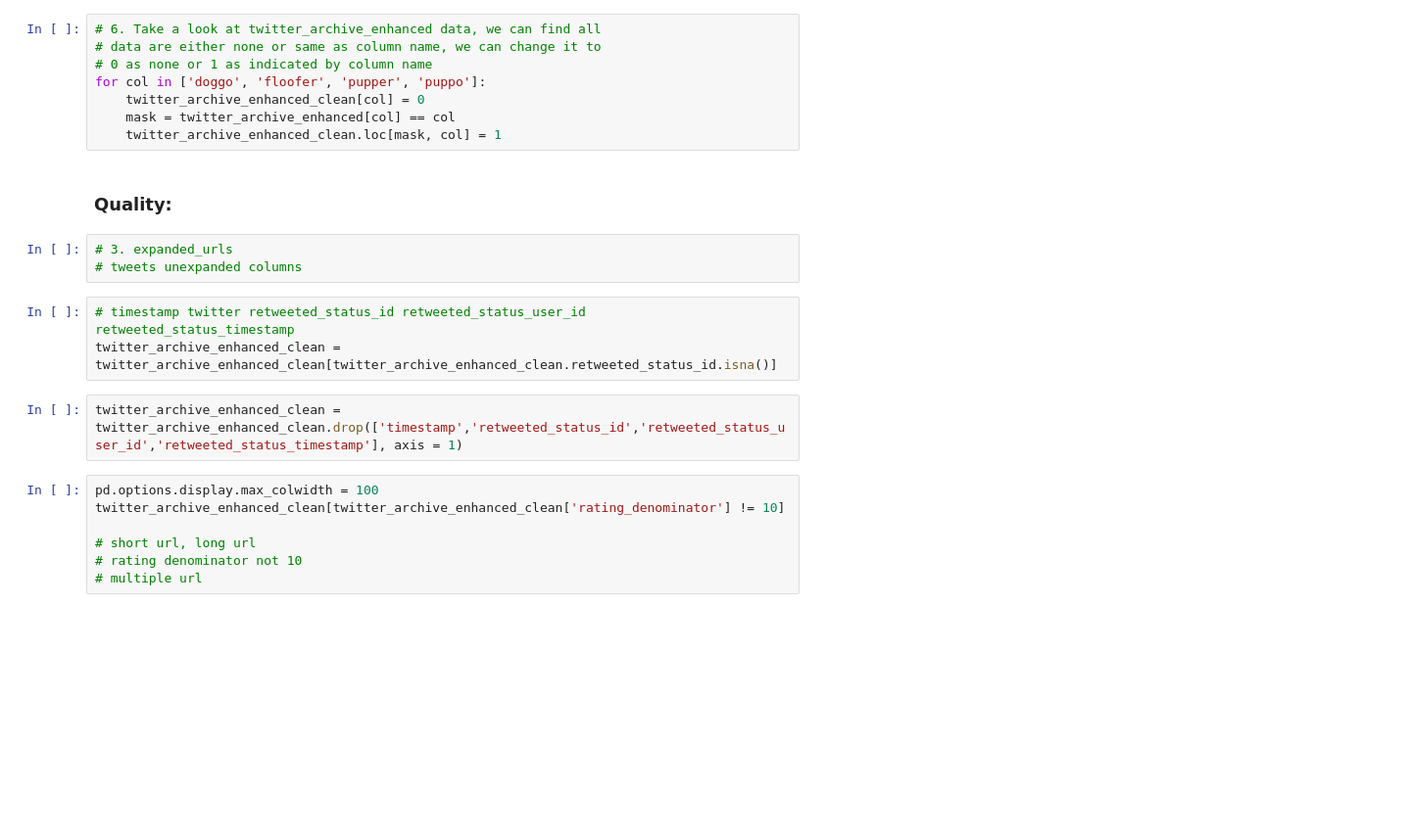
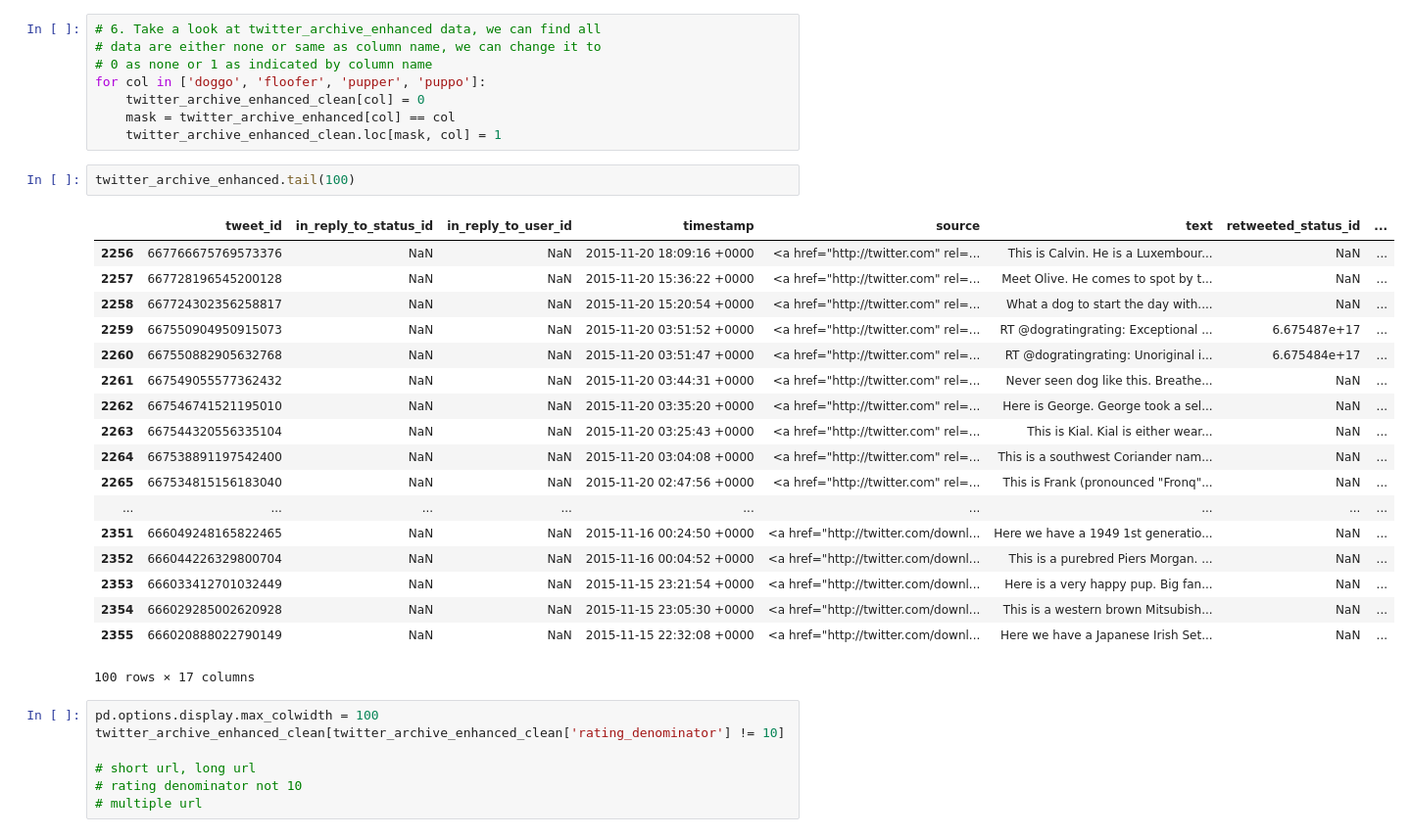
Before and after one commit to liuyang21cn/Udacity-DAND, a Jupyter notebook: 2-Data-Wrangling/Wrangle-And-Analyze-Data-Project/wrangle_act.ipynb, the cells around one changed output. Shown: that part at 98% size. Saved outputs shown, nothing was run; the diff lists cells and outputs as text; blank space fills up the shorter version.

```diff
--- a/2-Data-Wrangling/Wrangle-And-Analyze-Data-Project/wrangle_act.ipynb
+++ b/2-Data-Wrangling/Wrangle-And-Analyze-Data-Project/wrangle_act.ipynb
@@ -186,16 +198,27 @@ for col in ['doggo', 'floofer', 'pupper', 'puppo']:
     twitter_archive_enhanced_clean[col] = 0
     mask = twitter_archive_enhanced[col] == col
     twitter_archive_enhanced_clean.loc[mask, col] = 1
-# %% [markdown]
-### Quality:
-# %%
-# 3. expanded_urls
-# tweets unexpanded columns
-# %%
-# timestamp twitter retweeted_status_id retweeted_status_user_id retweeted_status_timestamp
-twitter_archive_enhanced_clean = twitter_archive_enhanced_clean[twitter_archive_enhanced_clean.retweeted_status_id.isna()]
-# %%
-twitter_archive_enhanced_clean = twitter_archive_enhanced_clean.drop(['timestamp','retweeted_status_id','retweeted_status_user_id','retweeted_status_timestamp'], axis = 1)
+# %%
+twitter_archive_enhanced.tail(100)
+# %% [output]
+|  | tweet_id | in_reply_to_status_id | in_reply_to_user_id | timestamp | source | text | retweeted_status_id | ... |
+| 2256 | 667766675769573376 | NaN | NaN | 2015-11-20 18:09:16 +0000 | <a href="http://twitter.com" rel=... | This is Calvin. He is a Luxembour... | NaN | ... |
+| 2257 | 667728196545200128 | NaN | NaN | 2015-11-20 15:36:22 +0000 | <a href="http://twitter.com" rel=... | Meet Olive. He comes to spot by t... | NaN | ... |
+| 2258 | 667724302356258817 | NaN | NaN | 2015-11-20 15:20:54 +0000 | <a href="http://twitter.com" rel=... | What a dog to start the day with.... | NaN | ... |
+| 2259 | 667550904950915073 | NaN | NaN | 2015-11-20 03:51:52 +0000 | <a href="http://twitter.com" rel=... | RT @dogratingrating: Exceptional ... | 6.675487e+17 | ... |
+| 2260 | 667550882905632768 | NaN | NaN | 2015-11-20 03:51:47 +0000 | <a href="http://twitter.com" rel=... | RT @dogratingrating: Unoriginal i... | 6.675484e+17 | ... |
+| 2261 | 667549055577362432 | NaN | NaN | 2015-11-20 03:44:31 +0000 | <a href="http://twitter.com" rel=... | Never seen dog like this. Breathe... | NaN | ... |
+| 2262 | 667546741521195010 | NaN | NaN | 2015-11-20 03:35:20 +0000 | <a href="http://twitter.com" rel=... | Here is George. George took a sel... | NaN | ... |
+| 2263 | 667544320556335104 | NaN | NaN | 2015-11-20 03:25:43 +0000 | <a href="http://twitter.com" rel=... | This is Kial. Kial is either wear... | NaN | ... |
+| 2264 | 667538891197542400 | NaN | NaN | 2015-11-20 03:04:08 +0000 | <a href="http://twitter.com" rel=... | This is a southwest Coriander nam... | NaN | ... |
+| 2265 | 667534815156183040 | NaN | NaN | 2015-11-20 02:47:56 +0000 | <a href="http://twitter.com" rel=... | This is Frank (pronounced "Fronq"... | NaN | ... |
+| ... | ... | ... | ... | ... | ... | ... | ... | ... |
+| 2351 | 666049248165822465 | NaN | NaN | 2015-11-16 00:24:50 +0000 | <a href="http://twitter.com/downl... | Here we have a 1949 1st generatio... | NaN | ... |
+| 2352 | 666044226329800704 | NaN | NaN | 2015-11-16 00:04:52 +0000 | <a href="http://twitter.com/downl... | This is a purebred Piers Morgan. ... | NaN | ... |
+| 2353 | 666033412701032449 | NaN | NaN | 2015-11-15 23:21:54 +0000 | <a href="http://twitter.com/downl... | Here is a very happy pup. Big fan... | NaN | ... |
+| 2354 | 666029285002620928 | NaN | NaN | 2015-11-15 23:05:30 +0000 | <a href="http://twitter.com/downl... | This is a western brown Mitsubish... | NaN | ... |
+| 2355 | 666020888022790149 | NaN | NaN | 2015-11-15 22:32:08 +0000 | <a href="http://twitter.com/downl... | Here we have a Japanese Irish Set... | NaN | ... |
+100 rows × 17 columns
 # %%
 pd.options.display.max_colwidth = 100
 twitter_archive_enhanced_clean[twitter_archive_enhanced_clean['rating_denominator'] != 10]
```
Also changed, not shown: parts of 5 cells of this notebook.
